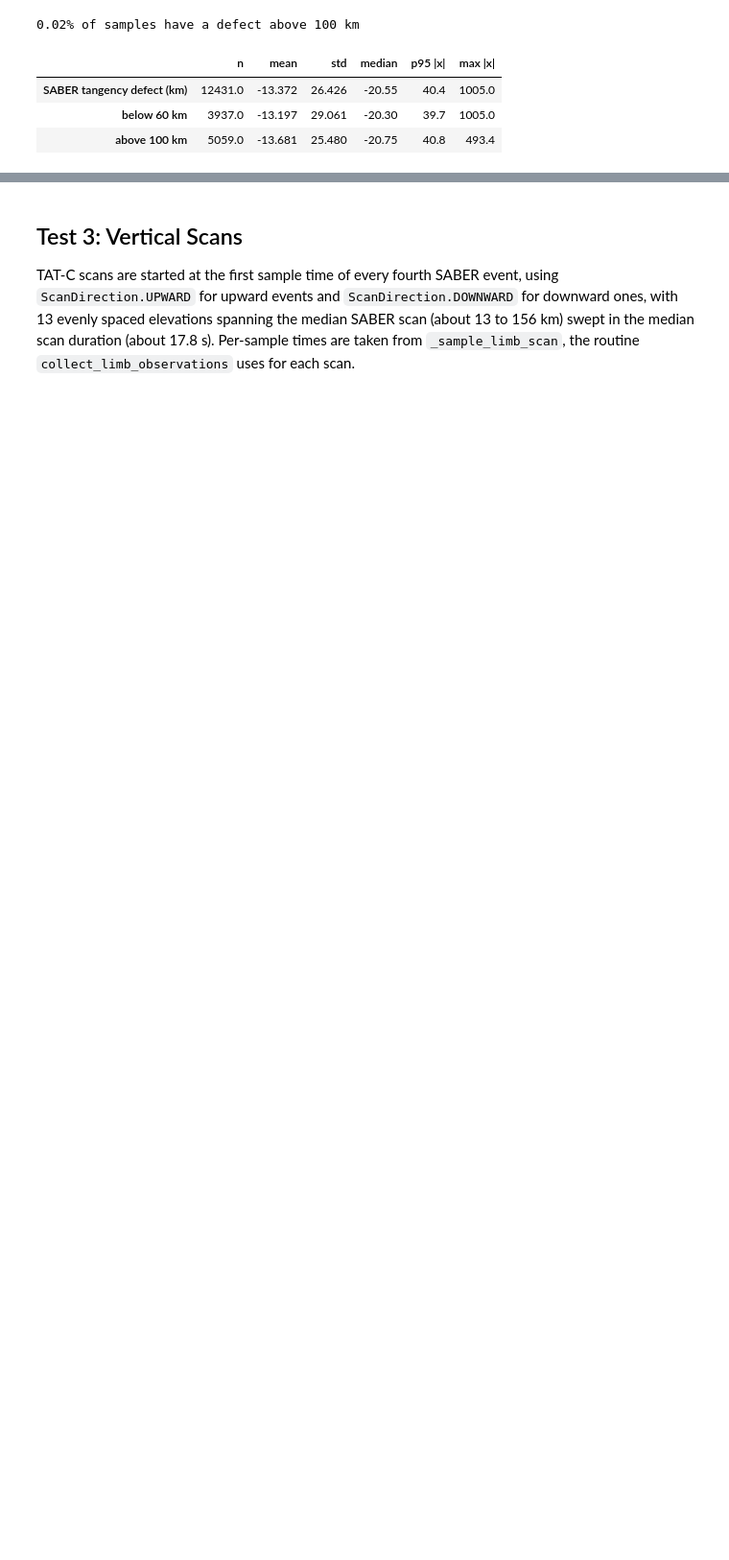
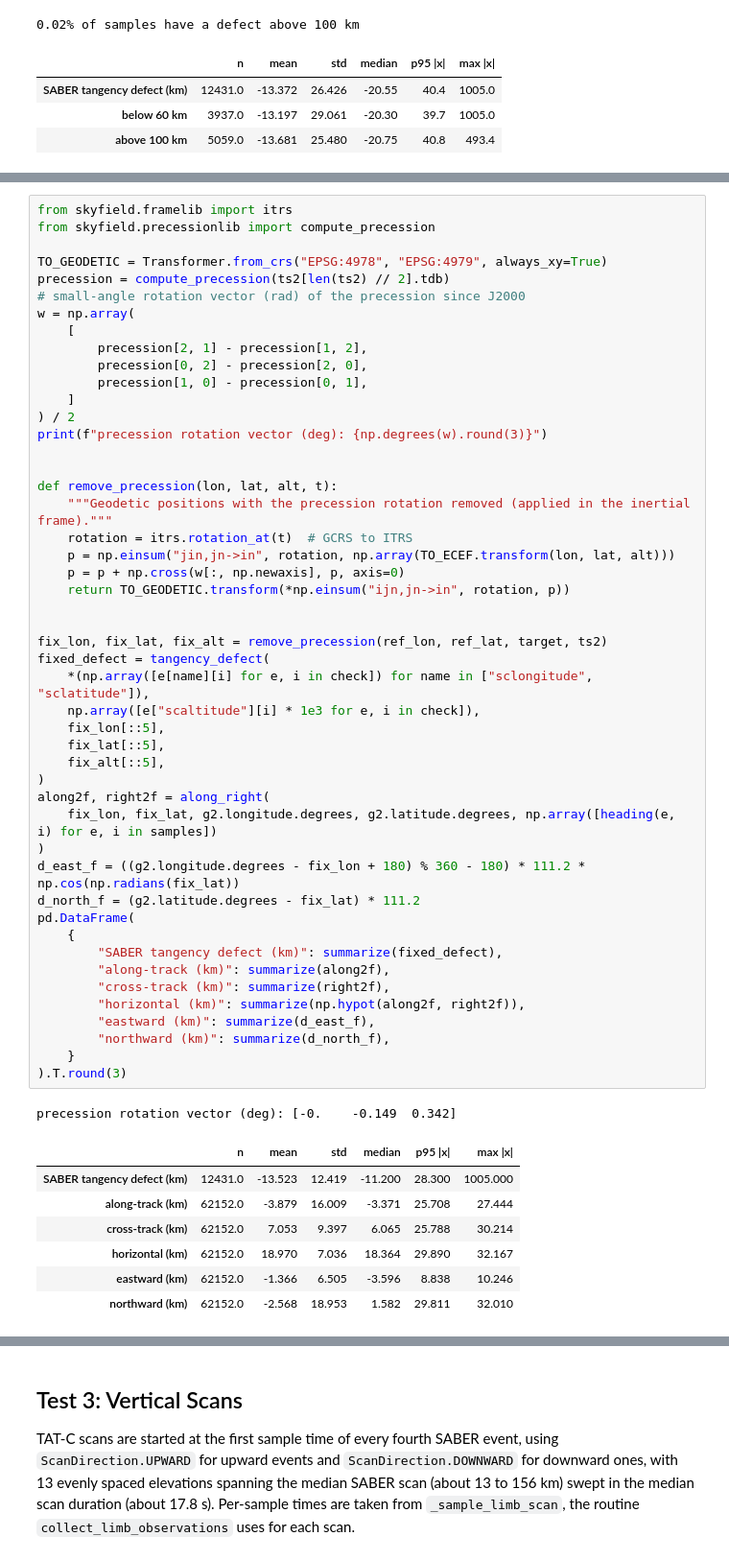
Before and after one commit to code-lab-org/tatc, a Jupyter notebook: docs/validation/ValidateLimbSABER.ipynb, the cells around one changed output, grey strips where cells are left out. Shown at 96% size. Cells and saved outputs as stored; diff of their text form; blank space fills up the shorter version.

Commit message:
update saber notebook

```diff
--- a/docs/validation/ValidateLimbSABER.ipynb
+++ b/docs/validation/ValidateLimbSABER.ipynb
@@ -329,0 +345,57 @@ pd.DataFrame(
+# %%
+from skyfield.framelib import itrs
+from skyfield.precessionlib import compute_precession
+
+TO_GEODETIC = Transformer.from_crs("EPSG:4978", "EPSG:4979", always_xy=True)
+precession = compute_precession(ts2[len(ts2) // 2].tdb)
+# small-angle rotation vector (rad) of the precession since J2000
+w = np.array(
+    [
+        precession[2, 1] - precession[1, 2],
+        precession[0, 2] - precession[2, 0],
+        precession[1, 0] - precession[0, 1],
+    ]
+) / 2
+print(f"precession rotation vector (deg): {np.degrees(w).round(3)}")
+
+
+def remove_precession(lon, lat, alt, t):
+    """Geodetic positions with the precession rotation removed (applied in the inertial frame)."""
+    rotation = itrs.rotation_at(t)  # GCRS to ITRS
+    p = np.einsum("jin,jn->in", rotation, np.array(TO_ECEF.transform(lon, lat, alt)))
+    p = p + np.cross(w[:, np.newaxis], p, axis=0)
+    return TO_GEODETIC.transform(*np.einsum("ijn,jn->in", rotation, p))
+
+
+fix_lon, fix_lat, fix_alt = remove_precession(ref_lon, ref_lat, target, ts2)
+fixed_defect = tangency_defect(
+    *(np.array([e[name][i] for e, i in check]) for name in ["sclongitude", "sclatitude"]),
+    np.array([e["scaltitude"][i] * 1e3 for e, i in check]),
+    fix_lon[::5],
+    fix_lat[::5],
+    fix_alt[::5],
+)
+along2f, right2f = along_right(
+    fix_lon, fix_lat, g2.longitude.degrees, g2.latitude.degrees, np.array([heading(e, i) for e, i in samples])
+)
+d_east_f = ((g2.longitude.degrees - fix_lon + 180) % 360 - 180) * 111.2 * np.cos(np.radians(fix_lat))
+d_north_f = (g2.latitude.degrees - fix_lat) * 111.2
+pd.DataFrame(
+    {
+        "SABER tangency defect (km)": summarize(fixed_defect),
+        "along-track (km)": summarize(along2f),
+        "cross-track (km)": summarize(right2f),
+        "horizontal (km)": summarize(np.hypot(along2f, right2f)),
+        "eastward (km)": summarize(d_east_f),
+        "northward (km)": summarize(d_north_f),
+    }
+).T.round(3)
+# %% [output]
+precession rotation vector (deg): [-0.    -0.149  0.342]
+|  | n | mean | std | median | p95 |x| | max |x| |
+| SABER tangency defect (km) | 12431.0 | -13.523 | 12.419 | -11.200 | 28.300 | 1005.000 |
+| along-track (km) | 62152.0 | -3.879 | 16.009 | -3.371 | 25.708 | 27.444 |
+| cross-track (km) | 62152.0 | 7.053 | 9.397 | 6.065 | 25.788 | 30.214 |
+| horizontal (km) | 62152.0 | 18.970 | 7.036 | 18.364 | 29.890 | 32.167 |
+| eastward (km) | 62152.0 | -1.366 | 6.505 | -3.596 | 8.838 | 10.246 |
+| northward (km) | 62152.0 | -2.568 | 18.953 | 1.582 | 29.811 | 32.010 |
```
Also changed, not shown: parts of 9 cells of this notebook.
